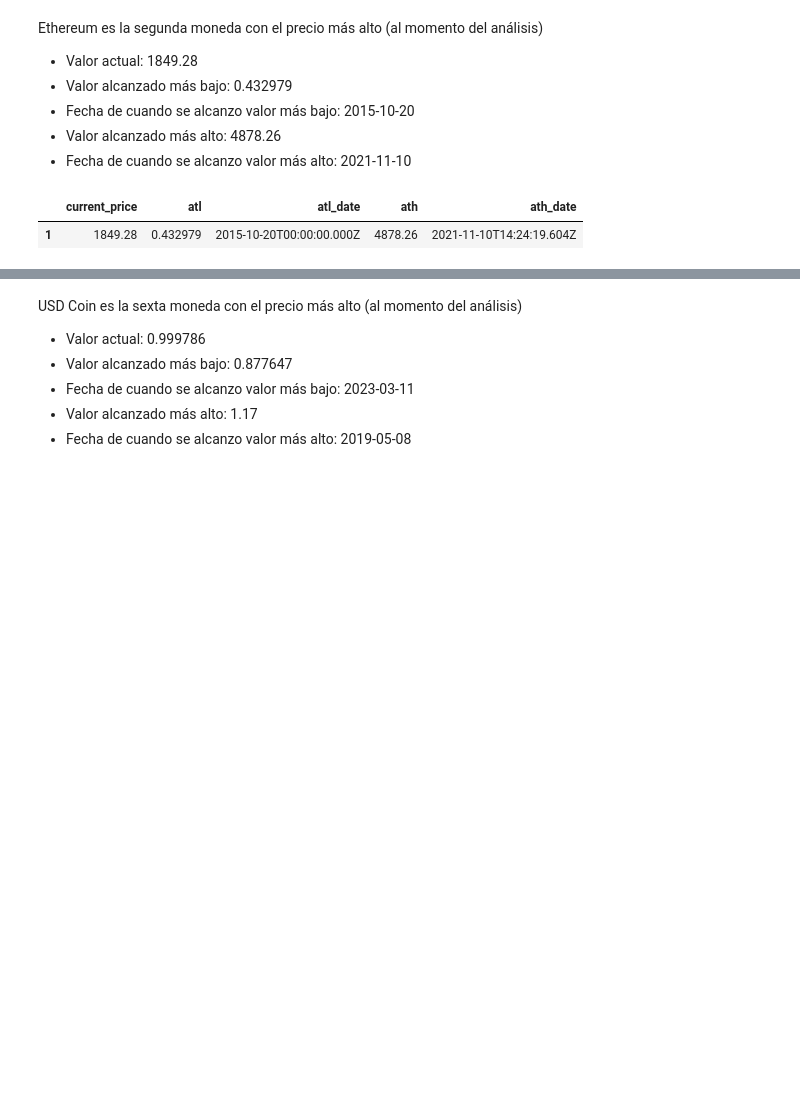
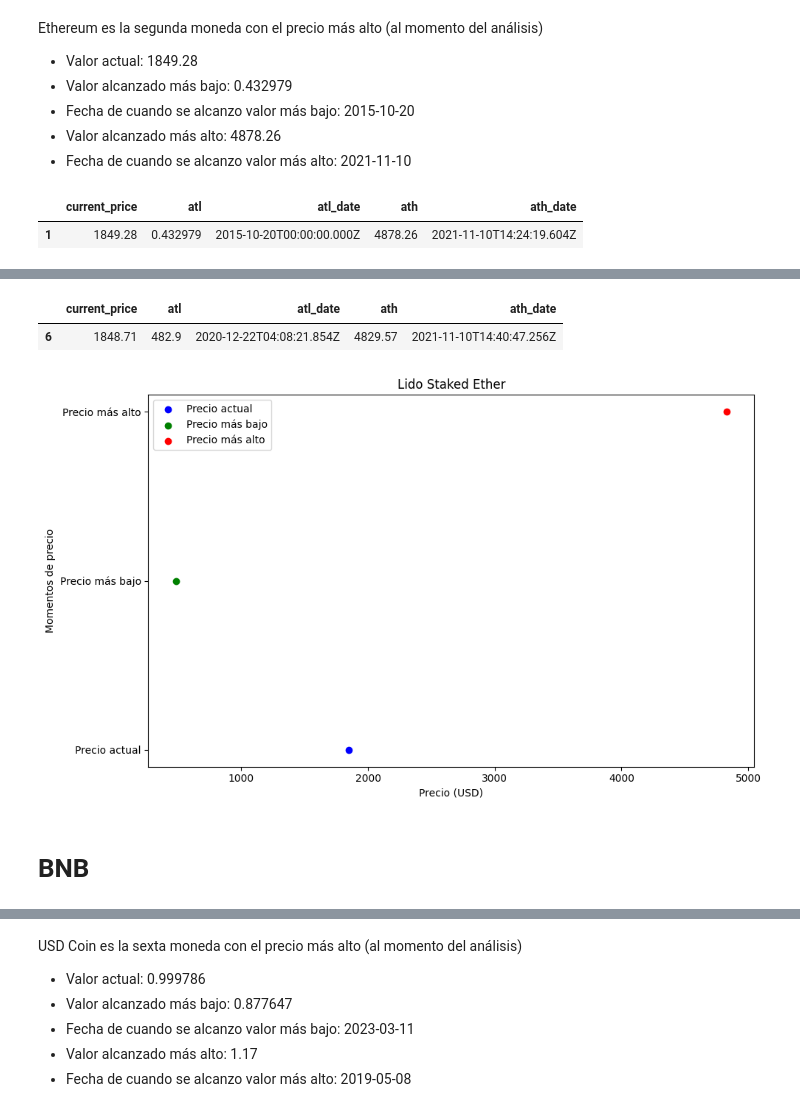
Before and after one commit to antonellanieto/LAB2-Antonella_Nieto, a Jupyter notebook: EDA/EDA.ipynb, the cells around one changed output, grey strips where cells are left out. Saved outputs shown, nothing was run; the diff lists cells and outputs as text; code cells hidden in the pictures; blank space fills up the shorter version.

```diff
--- a/EDA/EDA.ipynb
+++ b/EDA/EDA.ipynb
@@ -511,0 +494,27 @@ WARNING:matplotlib.legend:No artists with labels found to put in legend.  Note t
+# %%
+lido_row = df[df['name'] == 'Lido Staked Ether']
+lido_coin = lido_row[['current_price', 'atl', 'atl_date', 'ath', 'ath_date']]
+
+lido_coin
+# %% [output]
+|  | current_price | atl | atl_date | ath | ath_date |
+| 6 | 1848.71 | 482.9 | 2020-12-22T04:08:21.854Z | 4829.57 | 2021-11-10T14:40:47.256Z |
+# %%
+plt.figure(figsize=(10, 6))
+plt.scatter(lido_coin['current_price'], ['Precio actual'], color='blue', marker='o', label='Precio actual')
+plt.scatter(lido_coin['atl'], ['Precio más bajo'], color='green', marker='o', label='Precio más bajo')
+plt.scatter(lido_coin['ath'], ['Precio más alto'], color='red', marker='o', label='Precio más alto')
+
+plt.xlabel('Precio (USD)')
+plt.ylabel('Momentos de precio')
+plt.title('Lido Staked Ether')
+
+
+plt.legend()
+
+plt.tight_layout()
+plt.show()
+# %% [output]
+[figure, added]
+# %% [markdown]
+# BNB
```
Also changed, not shown: parts of 49 cells of this notebook.
